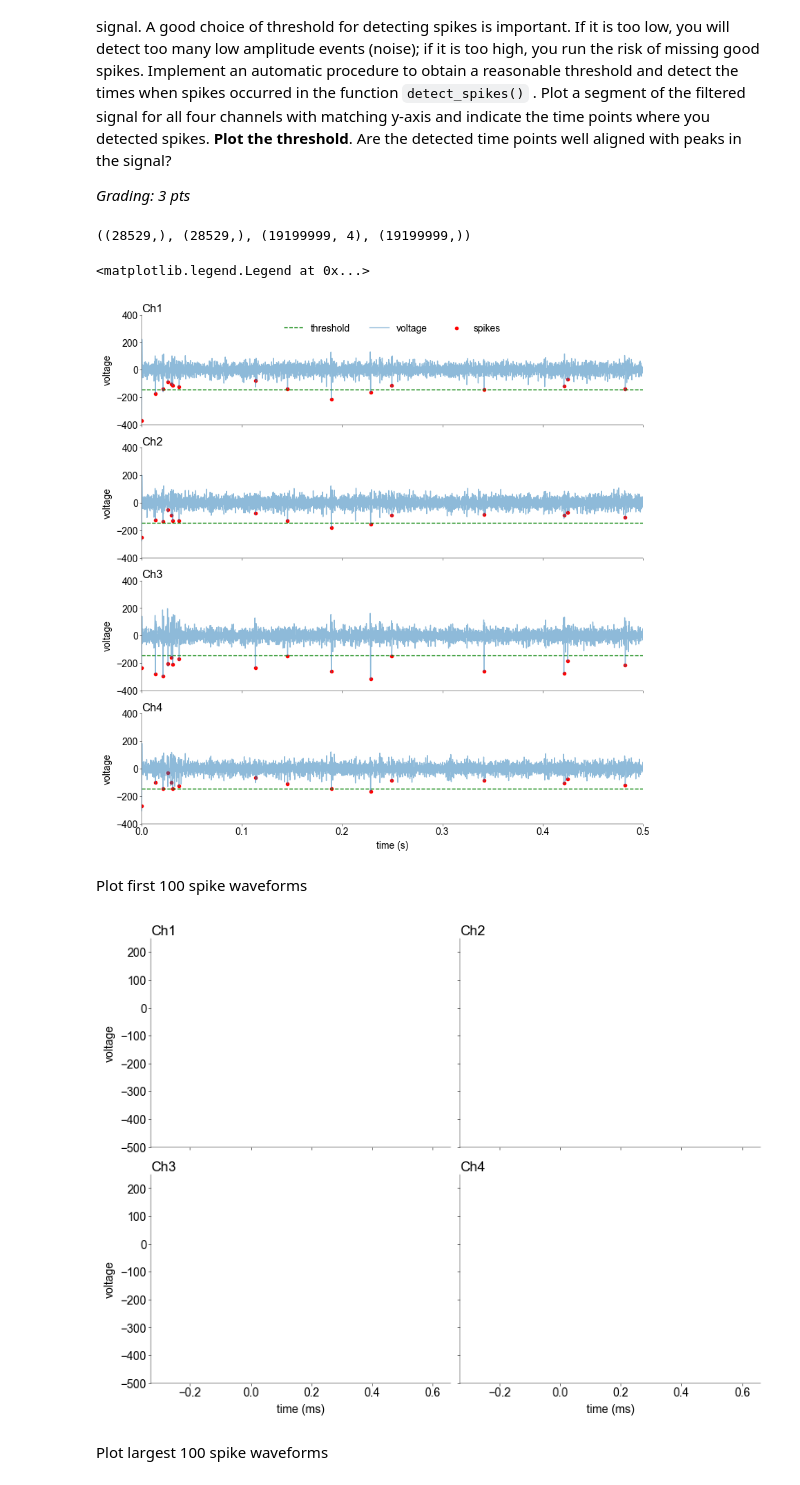
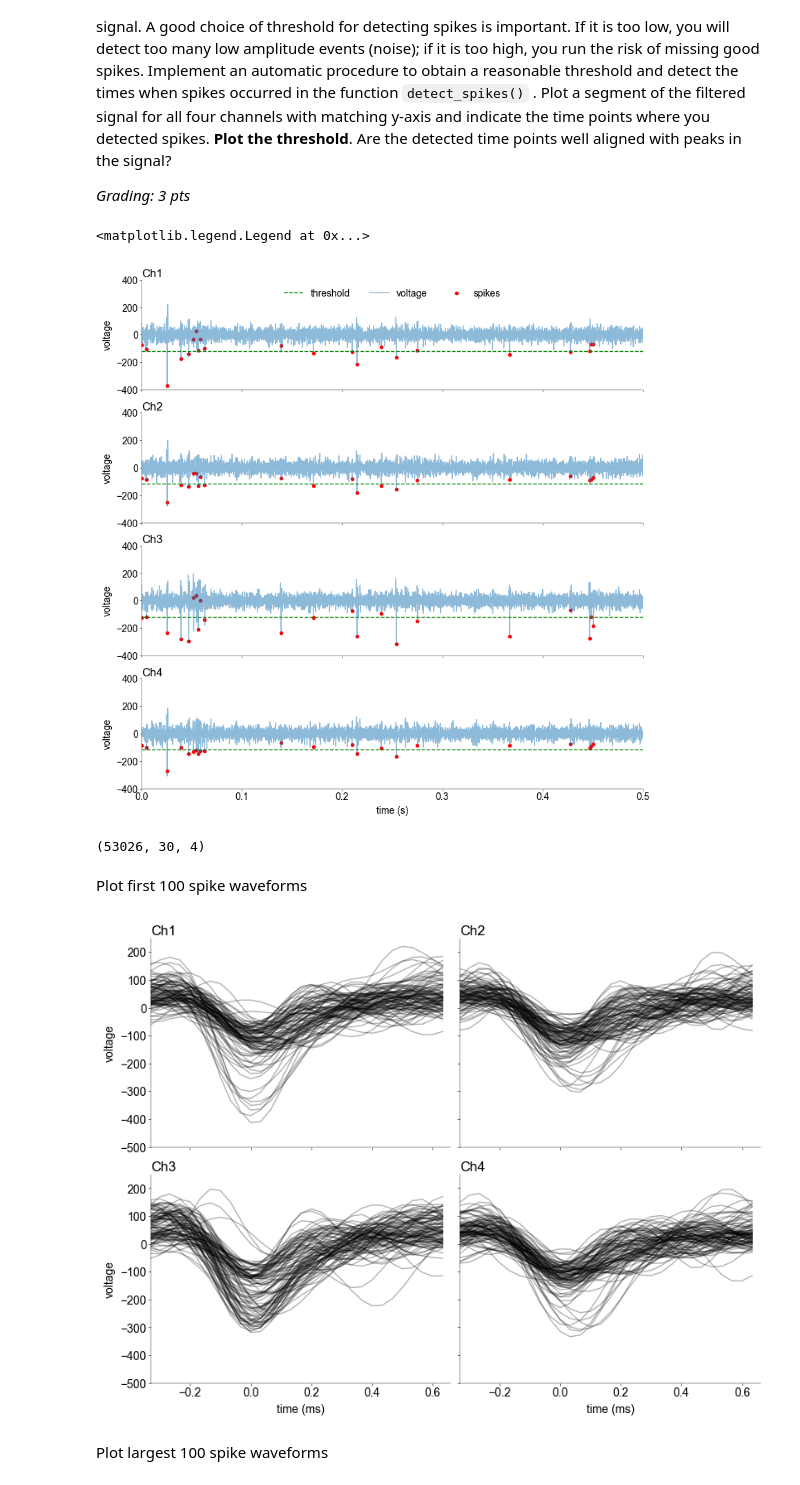
Before and after one commit to H-Kugler/neural-data-science, a Jupyter notebook: notebooks/CodingLab1.ipynb, the cells around one changed output. Cells and saved outputs as stored; diff of their text form; code cells hidden in the pictures.

```diff
--- a/notebooks/CodingLab1.ipynb
+++ b/notebooks/CodingLab1.ipynb
@@ -256,17 +261,13 @@ def detect_spikes(
         if spike - s[-1] >= lockout:
             s.append(spike)
 
-    s = np.array(s)
+    s = np.array(s, dtype=int)
 
     t = (s - s[0]) / fs * 1000
 
     return s, t, thrd
 # %%
 s, t_s, thrd = detect_spikes(xf, fs, N=8, lockout=20)
-# %%
-s.shape, t_s.shape, xf.shape, t.shape
-# %% [output]
-((28529,), (28529,), (19199999, 4), (19199999,))
 # %%
 mosaic = [
     ["Ch1"],
@@ -315,9 +316,11 @@ for i, col in enumerate(cols):
 ax["Ch1"].legend(loc="upper center", ncols=3)
 # %% [output]
 <matplotlib.legend.Legend at 0x...>
-[figure, old version]
+[figure, new version]
 # %%
-def extract_waveforms(x: np.ndarray, s: np.ndarray) -> np.ndarray:
+def extract_waveforms(
+    x: np.ndarray, s: np.ndarray, length_window: int = 10
+) -> np.ndarray:
     """Extract spike waveforms at times s (given in samples)
     from the filtered signal `xf` using a fixed window around the
     times othrdf the spikes.
@@ -328,7 +331,9 @@ def extract_waveforms(x: np.ndarray, s: np.ndarray) -> np.ndarray:
     x: np.array (n_samples, n_channels)
         The filtered signal.
 
-    s: np.array, (n_spikes, n_channels)
+    # NOTE: we have changed this to fit with the previously calculated s,
+    # as this does not have channels
+    s: np.array, (n_spikes,)
         Spike time in samples.
 
 
@@ -355,37 +360,59 @@ def extract_waveforms(x: np.ndarray, s: np.ndarray) -> np.ndarray:
     # extract spike waveforms (1 pt)
     # ------------------------------
 
-    pass
+    if len(s.shape) > 1:
+        s = s[0]
+
+    window_indices = np.arange(-length_window // 3, (length_window * 2) // 3)
+    w_indices = window_indices[np.newaxis, :].astype(int) + s[:, np.newaxis].astype(int)
+
+    w = x[w_indices]
+
+    return w
+# %%
+length_window = fs // 1000  # 1ms
+w = extract_waveforms(xf, s, length_window=length_window)
+w.shape
+# %% [output]
+(53026, 30, 4)
 # %% [markdown]
 Plot first 100 spike waveforms
 # %%
 mosaic = [
     ["Ch1", "Ch2"],
     ["Ch3", "Ch4"],
 ]
 fig, ax = plt.subplot_mosaic(
     mosaic=mosaic, figsize=(8, 6), layout="constrained", dpi=100
 )
 
 # -------------------------------
 # plot first 100 spikes (0.5 pts)
 # -------------------------------
+number_of_spikes = 100
+window_indices = np.arange(-length_window // 3, (length_window * 2) // 3)
+t = window_indices / fs * 1000
+
 
 # cols = ["Ch1", "Ch2", "Ch3", "Ch4"]
 for i, col in enumerate(cols):
+    # plotting:
+    for j in range(number_of_spikes):
+        ax[col].plot(t, w[j, :, i], color="black", alpha=0.3)
+
     ax[col].set_ylim((-500, 250))
     ax[col].set_xlim((-0.33, 0.66))
     ax[col].set_title(col, loc="left")
     if col == "Ch3" or col == "Ch4":
         ax[col].set_xlabel("time (ms)")
     else:
         ax[col].set_xticklabels([])
     if col == "Ch1" or col == "Ch3":
         ax[col].set_ylabel("voltage")
     else:
         ax[col].set_yticklabels([])
 # %% [output]
-[figure, old version]
+[figure, new version]
 # %% [markdown]
 Plot largest 100 spike waveforms
 # %%
```
Also changed, not shown: parts of 7 cells of this notebook.
